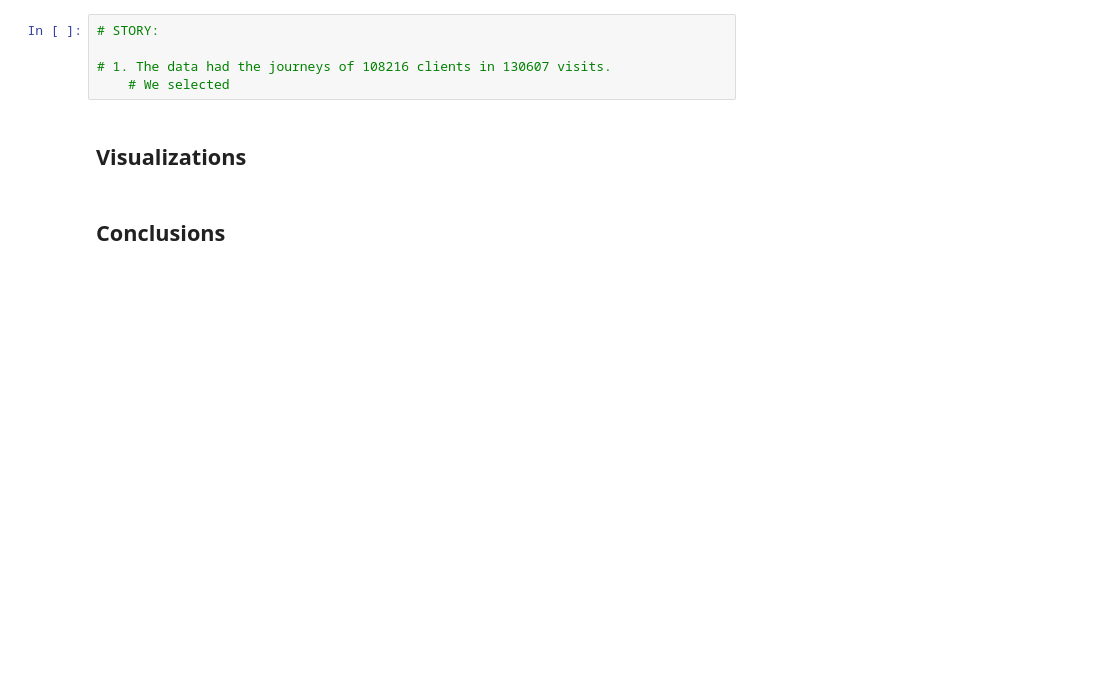
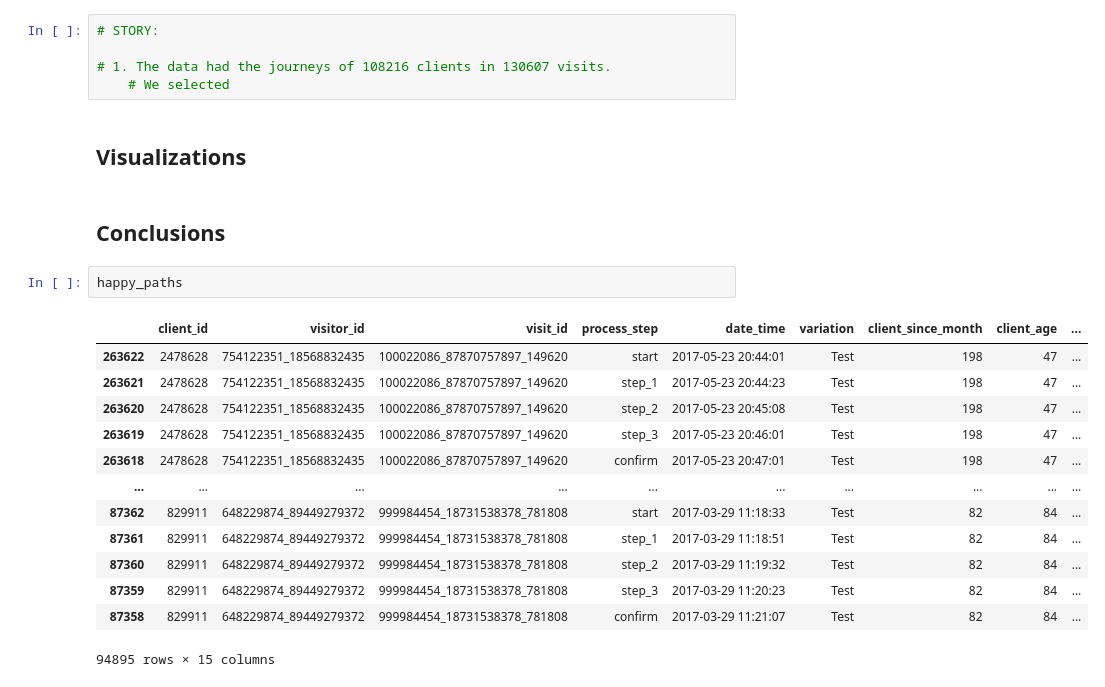
Before and after one commit to Aru-jan/vanguard-ab-test, a Jupyter notebook: main.ipynb, the cells around one changed output. Drawn from its saved outputs; the diff is of its cells as text; blank space fills up the shorter version.

```diff
--- a/main.ipynb
+++ b/main.ipynb
@@ -460,3 +1118,19 @@ display(avg_total_time)
 ## Visualizations
 # %% [markdown]
 ## Conclusions
+# %%
+happy_paths
+# %% [output]
+|  | client_id | visitor_id | visit_id | process_step | date_time | variation | client_since_month | client_age | ... |
+| 263622 | 2478628 | 754122351_18568832435 | 100022086_87870757897_149620 | start | 2017-05-23 20:44:01 | Test | 198 | 47 | ... |
+| 263621 | 2478628 | 754122351_18568832435 | 100022086_87870757897_149620 | step_1 | 2017-05-23 20:44:23 | Test | 198 | 47 | ... |
+| 263620 | 2478628 | 754122351_18568832435 | 100022086_87870757897_149620 | step_2 | 2017-05-23 20:45:08 | Test | 198 | 47 | ... |
+| 263619 | 2478628 | 754122351_18568832435 | 100022086_87870757897_149620 | step_3 | 2017-05-23 20:46:01 | Test | 198 | 47 | ... |
+| 263618 | 2478628 | 754122351_18568832435 | 100022086_87870757897_149620 | confirm | 2017-05-23 20:47:01 | Test | 198 | 47 | ... |
+| ... | ... | ... | ... | ... | ... | ... | ... | ... | ... |
+| 87362 | 829911 | 648229874_89449279372 | 999984454_18731538378_781808 | start | 2017-03-29 11:18:33 | Test | 82 | 84 | ... |
+| 87361 | 829911 | 648229874_89449279372 | 999984454_18731538378_781808 | step_1 | 2017-03-29 11:18:51 | Test | 82 | 84 | ... |
+| 87360 | 829911 | 648229874_89449279372 | 999984454_18731538378_781808 | step_2 | 2017-03-29 11:19:32 | Test | 82 | 84 | ... |
+| 87359 | 829911 | 648229874_89449279372 | 999984454_18731538378_781808 | step_3 | 2017-03-29 11:20:23 | Test | 82 | 84 | ... |
+| 87358 | 829911 | 648229874_89449279372 | 999984454_18731538378_781808 | confirm | 2017-03-29 11:21:07 | Test | 82 | 84 | ... |
+94895 rows × 15 columns
```
Also changed, not shown: parts of 62 cells of this notebook.
